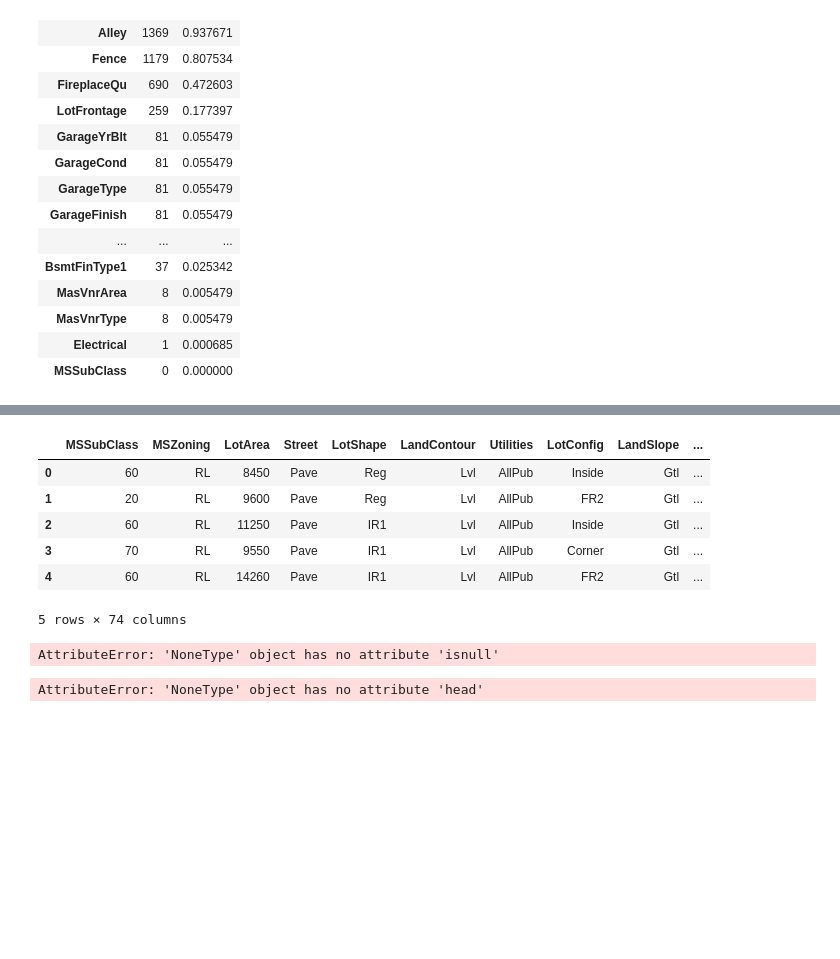
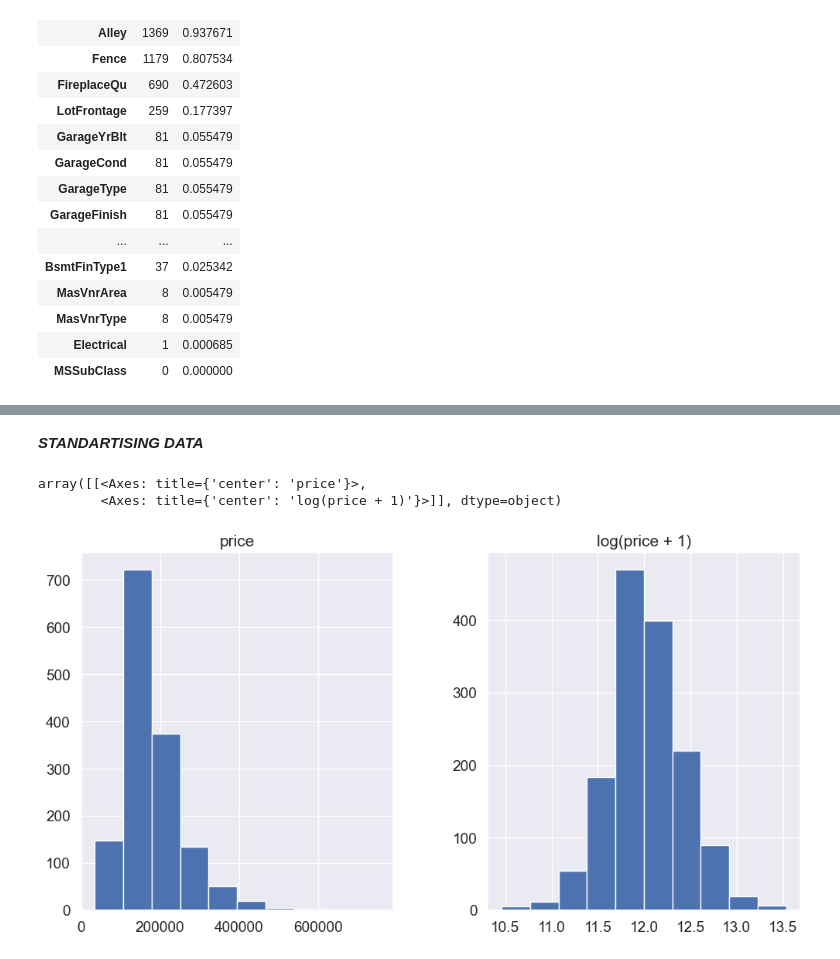
Before and after one commit to Khalaidzhi-al/kaggle, a Jupyter notebook: housing/housing_data_processing.ipynb, the cells around one changed output, grey strips where cells are left out. Drawn from its saved outputs; the diff is of its cells as text; code cells hidden in the pictures; blank space fills up the shorter version.

```diff
--- a/housing/housing_full.ipynb
+++ b/housing/housing_data_processing.ipynb
@@ -238,4 +242,6 @@ missing_data.head(20)
 | Electrical | 1 | 0.000685 |
 | MSSubClass | 0 | 0.000000 |
 # %%
-train = train.drop((missing_data[missing_data['Total'] > 250]).index,axis = 1)
+train = train.drop((missing_data[missing_data['Total'] > 1]).index,axis = 1)
+train = train.drop(train.loc[train['Electrical'].isnull()].index)
+train.isnull().sum().max()
@@ -264,18 +282,10 @@ train_new = train.fillna(value = train.mean(), inplace = True)
-# %%
-train.head()
-# %% [output]
-|  | MSSubClass | MSZoning | LotArea | Street | LotShape | LandContour | Utilities | LotConfig | LandSlope | ... |
-| 0 | 60 | RL | 8450 | Pave | Reg | Lvl | AllPub | Inside | Gtl | ... |
-| 1 | 20 | RL | 9600 | Pave | Reg | Lvl | AllPub | FR2 | Gtl | ... |
-| 2 | 60 | RL | 11250 | Pave | IR1 | Lvl | AllPub | Inside | Gtl | ... |
-| 3 | 70 | RL | 9550 | Pave | IR1 | Lvl | AllPub | Corner | Gtl | ... |
-| 4 | 60 | RL | 14260 | Pave | IR1 | Lvl | AllPub | FR2 | Gtl | ... |
-5 rows × 74 columns
-# %%
-train_new.isnull().sum().sort_values(ascending = False).head(20)
-# %% [output]
-AttributeError: 'NoneType' object has no attribute 'isnull'
-# %%
-train_new.head()
-# %% [output]
-AttributeError: 'NoneType' object has no attribute 'head'
+# %% [markdown]
+***STANDARTISING DATA***
+# %%
+matplotlib.rcParams['figure.figsize'] = (12.0, 6.0)
+prices = pd.DataFrame({"price":train["SalePrice"], "log(price + 1)":np.log1p(train["SalePrice"])})
+prices.hist()
+# %% [output]
+array([[<Axes: title={'center': 'price'}>,
+        <Axes: title={'center': 'log(price + 1)'}>]], dtype=object)
+[figure, added]
```
Also changed, not shown: parts of 9 cells of this notebook, 2 other files.
